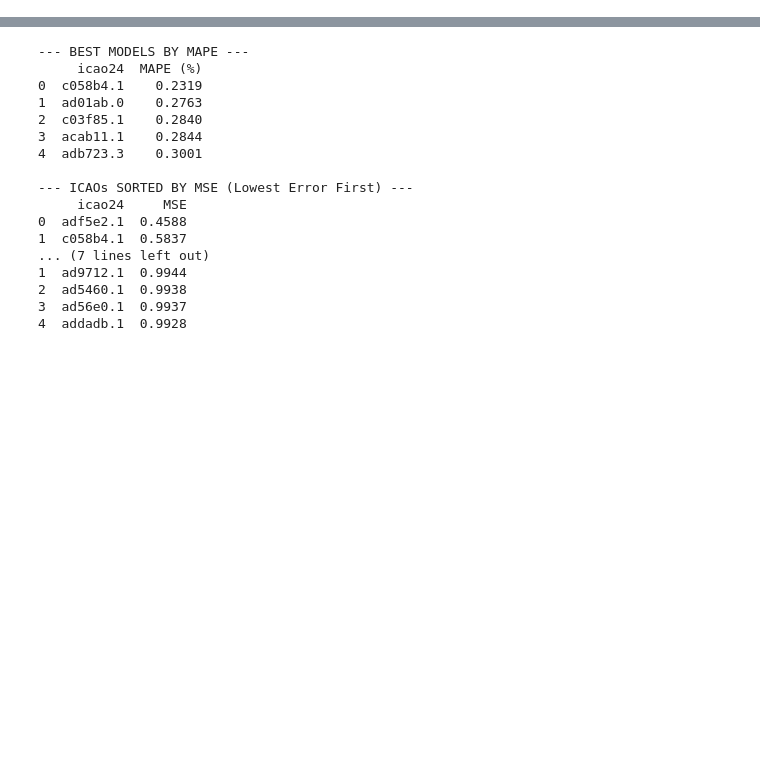
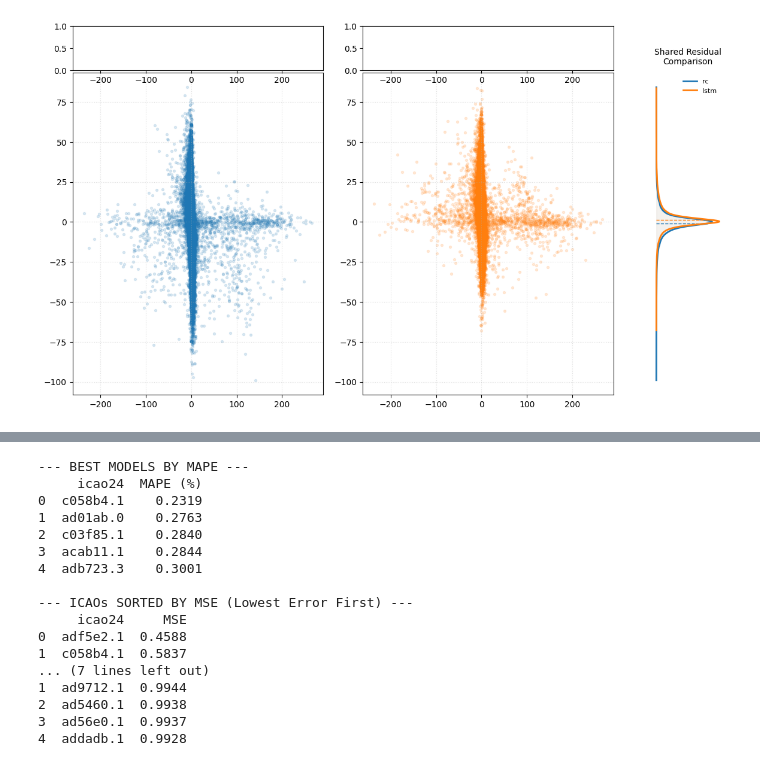
Before and after one commit to mcamarillas/reservoir-computing-flight-prediction, a Jupyter notebook: test_eval_framework.ipynb, the cells around one changed output, grey strips where cells are left out. Saved outputs shown, nothing was run; the diff lists cells and outputs as text; code cells hidden in the pictures; blank space fills up the shorter version.

```diff
--- a/test_eval_framework.ipynb
+++ b/test_eval_framework.ipynb
@@ -84,0 +79,4 @@ from src.evaluation_framework.evalutaion_framework import map_predictions_to_ica
+# %%
+evaluation_framework.plot_acceleration_vs_residuals(y_true_lstm, d)
+# %% [output]
+[figure, added]
```
Also changed, not shown: parts of 20 cells of this notebook, 16 other files.
